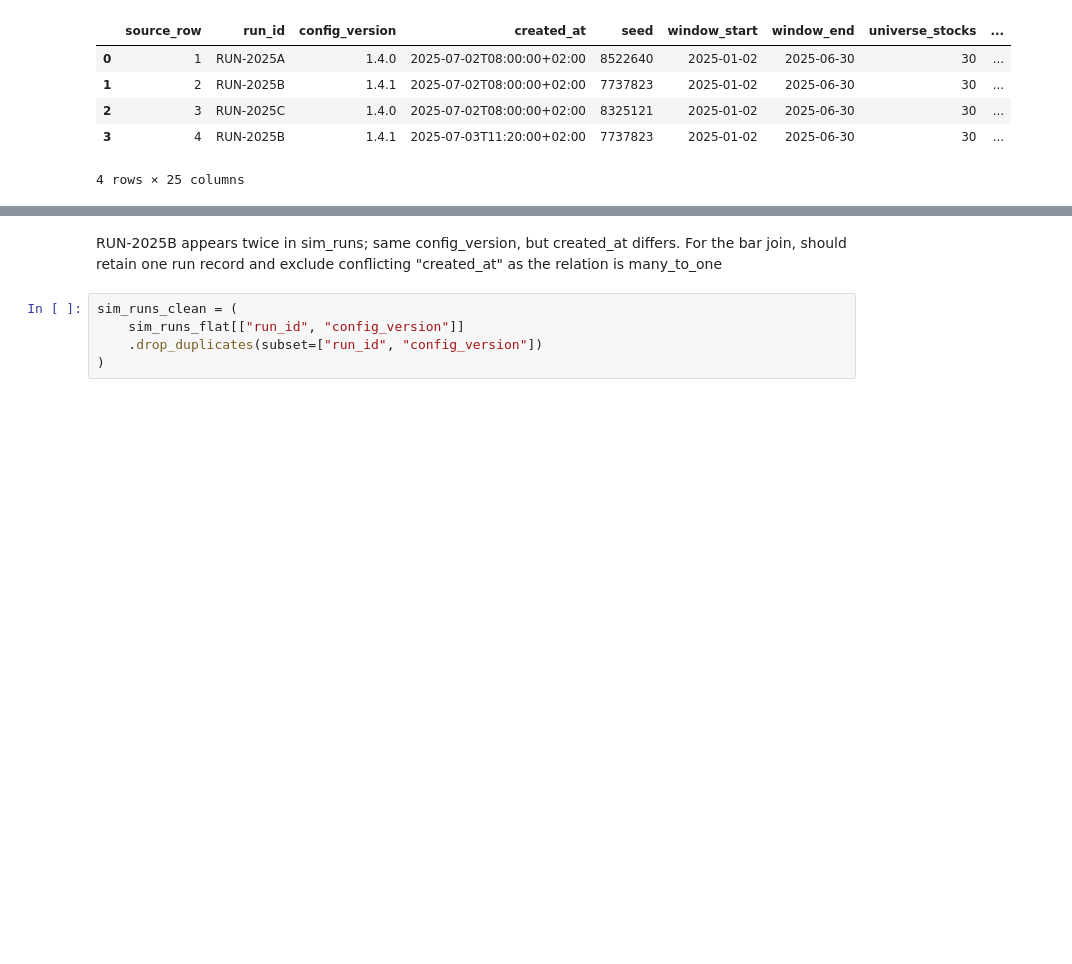
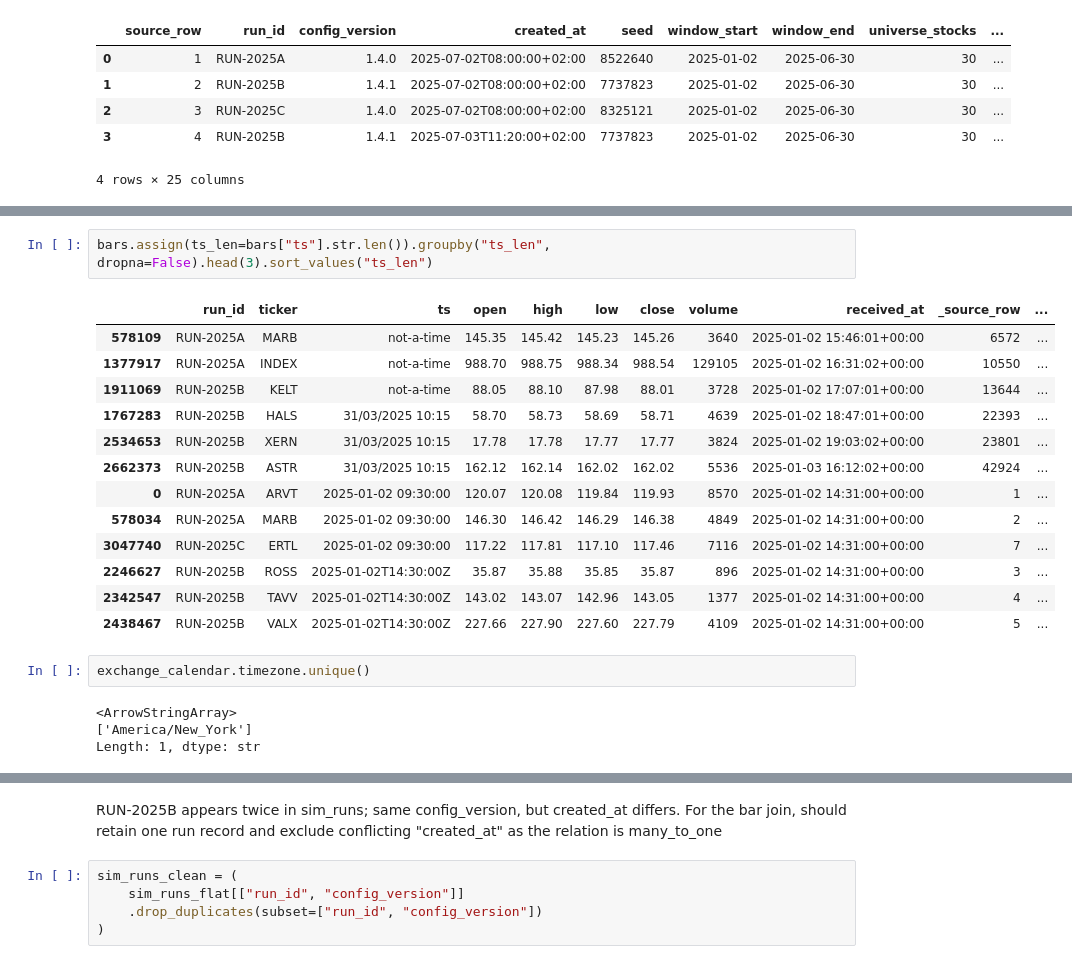
Before and after one commit to SondosMahmoud-5/data-engineering-project, a Jupyter notebook: Project/EDA.ipynb, the cells around one changed output, grey strips where cells are left out. Drawn from its saved outputs; the diff is of its cells as text; blank space fills up the shorter version.

```diff
--- a/Project/EDA.ipynb
+++ b/Project/EDA.ipynb
@@ -109,0 +258,22 @@ sim_runs_flat.head()
+# %%
+bars.assign(ts_len=bars["ts"].str.len()).groupby("ts_len", dropna=False).head(3).sort_values("ts_len")
+# %% [output]
+|  | run_id | ticker | ts | open | high | low | close | volume | received_at | _source_row | ... |
+| 578109 | RUN-2025A | MARB | not-a-time | 145.35 | 145.42 | 145.23 | 145.26 | 3640 | 2025-01-02 15:46:01+00:00 | 6572 | ... |
+| 1377917 | RUN-2025A | INDEX | not-a-time | 988.70 | 988.75 | 988.34 | 988.54 | 129105 | 2025-01-02 16:31:02+00:00 | 10550 | ... |
+| 1911069 | RUN-2025B | KELT | not-a-time | 88.05 | 88.10 | 87.98 | 88.01 | 3728 | 2025-01-02 17:07:01+00:00 | 13644 | ... |
+| 1767283 | RUN-2025B | HALS | 31/03/2025 10:15 | 58.70 | 58.73 | 58.69 | 58.71 | 4639 | 2025-01-02 18:47:01+00:00 | 22393 | ... |
+| 2534653 | RUN-2025B | XERN | 31/03/2025 10:15 | 17.78 | 17.78 | 17.77 | 17.77 | 3824 | 2025-01-02 19:03:02+00:00 | 23801 | ... |
+| 2662373 | RUN-2025B | ASTR | 31/03/2025 10:15 | 162.12 | 162.14 | 162.02 | 162.02 | 5536 | 2025-01-03 16:12:02+00:00 | 42924 | ... |
+| 0 | RUN-2025A | ARVT | 2025-01-02 09:30:00 | 120.07 | 120.08 | 119.84 | 119.93 | 8570 | 2025-01-02 14:31:00+00:00 | 1 | ... |
+| 578034 | RUN-2025A | MARB | 2025-01-02 09:30:00 | 146.30 | 146.42 | 146.29 | 146.38 | 4849 | 2025-01-02 14:31:00+00:00 | 2 | ... |
+| 3047740 | RUN-2025C | ERTL | 2025-01-02 09:30:00 | 117.22 | 117.81 | 117.10 | 117.46 | 7116 | 2025-01-02 14:31:00+00:00 | 7 | ... |
+| 2246627 | RUN-2025B | ROSS | 2025-01-02T14:30:00Z | 35.87 | 35.88 | 35.85 | 35.87 | 896 | 2025-01-02 14:31:00+00:00 | 3 | ... |
+| 2342547 | RUN-2025B | TAVV | 2025-01-02T14:30:00Z | 143.02 | 143.07 | 142.96 | 143.05 | 1377 | 2025-01-02 14:31:00+00:00 | 4 | ... |
+| 2438467 | RUN-2025B | VALX | 2025-01-02T14:30:00Z | 227.66 | 227.90 | 227.60 | 227.79 | 4109 | 2025-01-02 14:31:00+00:00 | 5 | ... |
+# %%
+exchange_calendar.timezone.unique()
+# %% [output]
+<ArrowStringArray>
+['America/New_York']
+Length: 1, dtype: str
```
Also changed, not shown: parts of 42 cells of this notebook, 2 other files.
